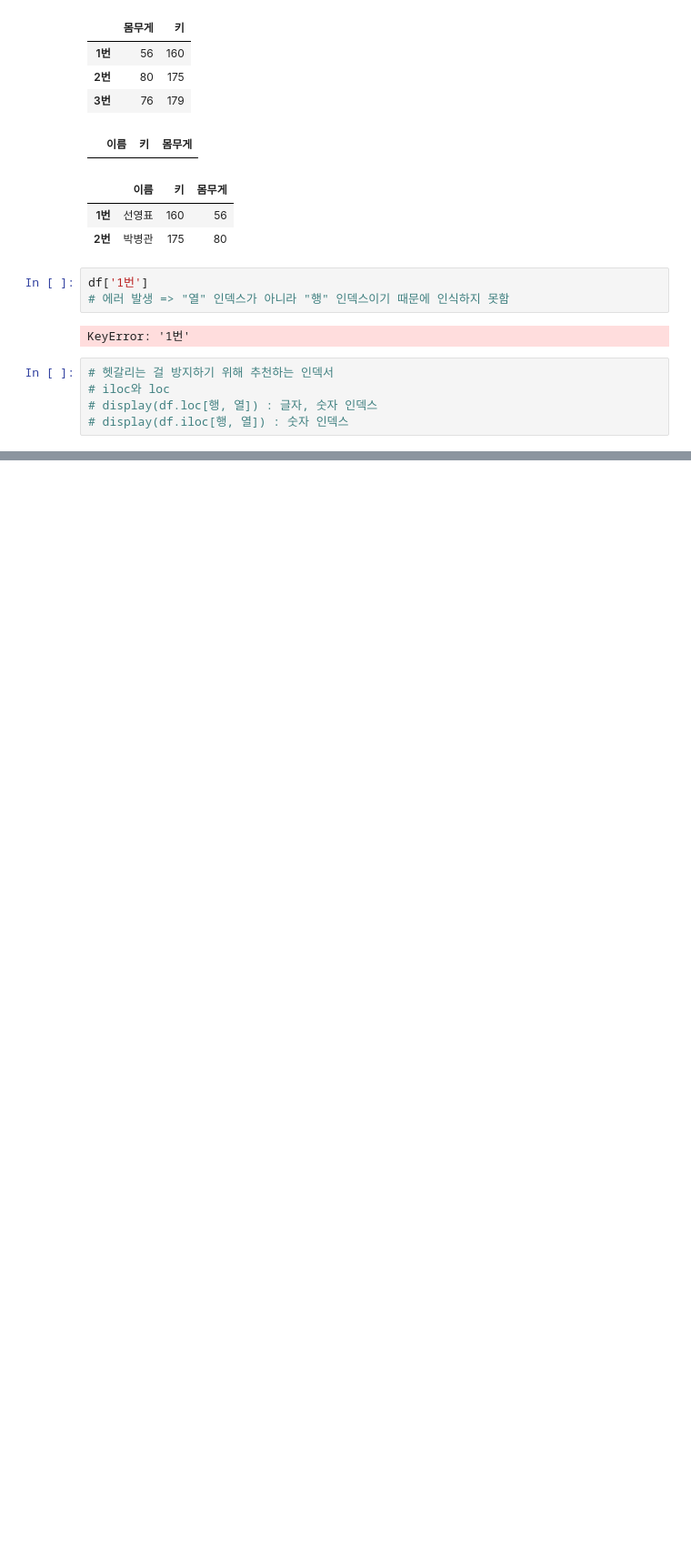
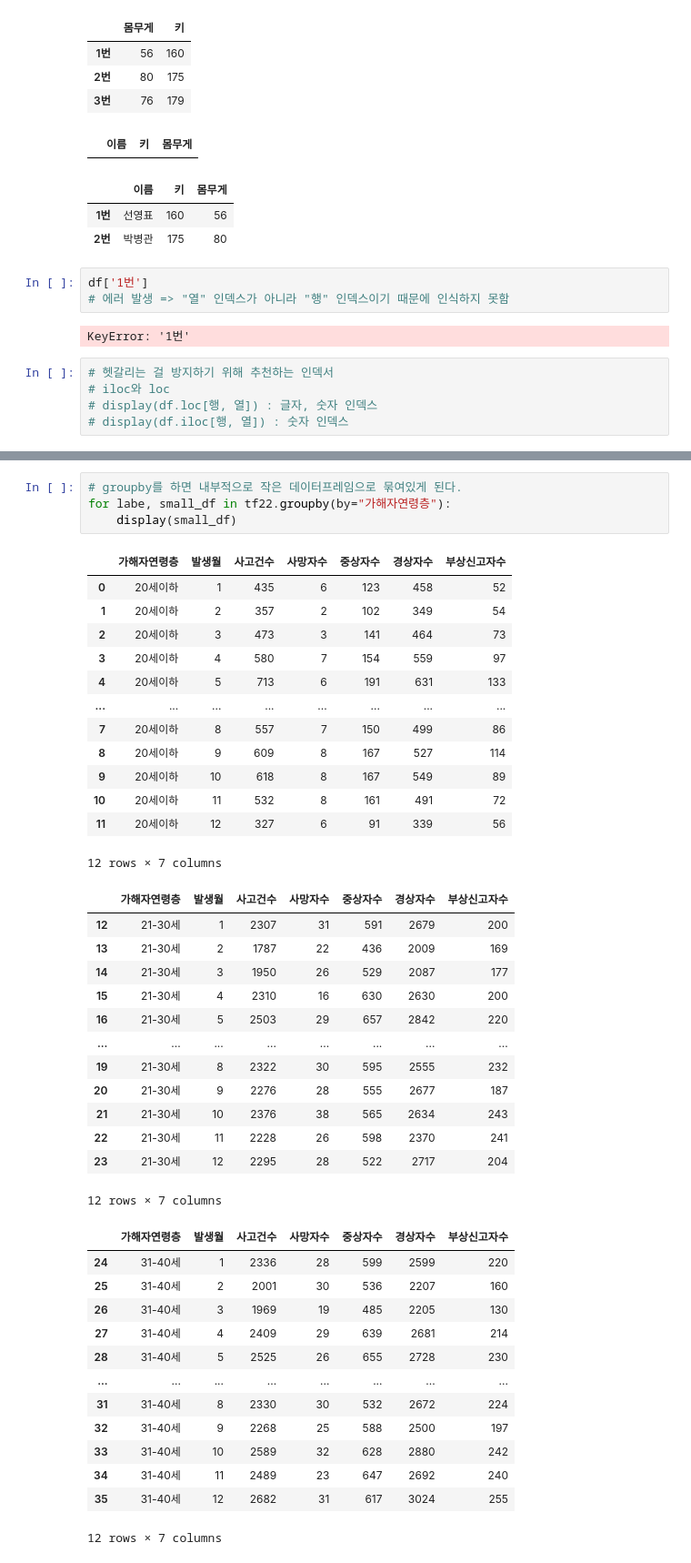
Before and after one commit to anhyunji494/python-basic, a Jupyter notebook: 2. PythonLibrary/ex02 pandas.ipynb, the cells around one changed output, grey strips where cells are left out. Shown at 91% size. Saved outputs shown, nothing was run; the diff lists cells and outputs as text; blank space fills up the shorter version.

```diff
--- a/2. PythonLibrary/ex02 pandas.ipynb
+++ b/2. PythonLibrary/ex02 pandas.ipynb
@@ -223,0 +482,44 @@ KeyError: '1번'
+# %%
+# groupby를 하면 내부적으로 작은 데이터프레임으로 묶여있게 된다.
+for labe, small_df in tf22.groupby(by="가해자연령층"):
+    display(small_df)
+# %% [output]
+|  | 가해자연령층 | 발생월 | 사고건수 | 사망자수 | 중상자수 | 경상자수 | 부상신고자수 |
+| 0 | 20세이하 | 1 | 435 | 6 | 123 | 458 | 52 |
+| 1 | 20세이하 | 2 | 357 | 2 | 102 | 349 | 54 |
+| 2 | 20세이하 | 3 | 473 | 3 | 141 | 464 | 73 |
+| 3 | 20세이하 | 4 | 580 | 7 | 154 | 559 | 97 |
+| 4 | 20세이하 | 5 | 713 | 6 | 191 | 631 | 133 |
+| ... | ... | ... | ... | ... | ... | ... | ... |
+| 7 | 20세이하 | 8 | 557 | 7 | 150 | 499 | 86 |
+| 8 | 20세이하 | 9 | 609 | 8 | 167 | 527 | 114 |
+| 9 | 20세이하 | 10 | 618 | 8 | 167 | 549 | 89 |
+| 10 | 20세이하 | 11 | 532 | 8 | 161 | 491 | 72 |
+| 11 | 20세이하 | 12 | 327 | 6 | 91 | 339 | 56 |
+12 rows × 7 columns
+|  | 가해자연령층 | 발생월 | 사고건수 | 사망자수 | 중상자수 | 경상자수 | 부상신고자수 |
+| 12 | 21-30세 | 1 | 2307 | 31 | 591 | 2679 | 200 |
+| 13 | 21-30세 | 2 | 1787 | 22 | 436 | 2009 | 169 |
+| 14 | 21-30세 | 3 | 1950 | 26 | 529 | 2087 | 177 |
+| 15 | 21-30세 | 4 | 2310 | 16 | 630 | 2630 | 200 |
+| 16 | 21-30세 | 5 | 2503 | 29 | 657 | 2842 | 220 |
+| ... | ... | ... | ... | ... | ... | ... | ... |
+| 19 | 21-30세 | 8 | 2322 | 30 | 595 | 2555 | 232 |
+| 20 | 21-30세 | 9 | 2276 | 28 | 555 | 2677 | 187 |
+| 21 | 21-30세 | 10 | 2376 | 38 | 565 | 2634 | 243 |
+| 22 | 21-30세 | 11 | 2228 | 26 | 598 | 2370 | 241 |
+| 23 | 21-30세 | 12 | 2295 | 28 | 522 | 2717 | 204 |
+12 rows × 7 columns
+|  | 가해자연령층 | 발생월 | 사고건수 | 사망자수 | 중상자수 | 경상자수 | 부상신고자수 |
+| 24 | 31-40세 | 1 | 2336 | 28 | 599 | 2599 | 220 |
+| 25 | 31-40세 | 2 | 2001 | 30 | 536 | 2207 | 160 |
+| 26 | 31-40세 | 3 | 1969 | 19 | 485 | 2205 | 130 |
+| 27 | 31-40세 | 4 | 2409 | 29 | 639 | 2681 | 214 |
+| 28 | 31-40세 | 5 | 2525 | 26 | 655 | 2728 | 230 |
+| ... | ... | ... | ... | ... | ... | ... | ... |
+| 31 | 31-40세 | 8 | 2330 | 30 | 532 | 2672 | 224 |
+| 32 | 31-40세 | 9 | 2268 | 25 | 588 | 2500 | 197 |
+| 33 | 31-40세 | 10 | 2589 | 32 | 628 | 2880 | 242 |
+| 34 | 31-40세 | 11 | 2489 | 23 | 647 | 2692 | 240 |
+| 35 | 31-40세 | 12 | 2682 | 31 | 617 | 3024 | 255 |
+12 rows × 7 columns
```
Also changed, not shown: parts of 51 cells of this notebook, 10 other files.
